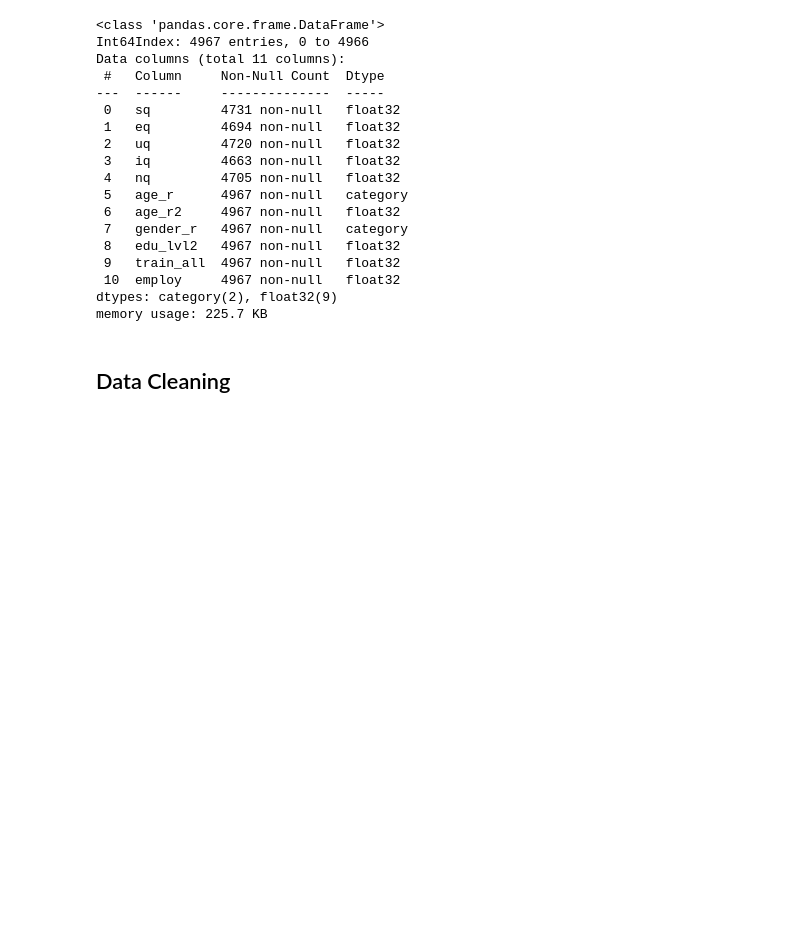
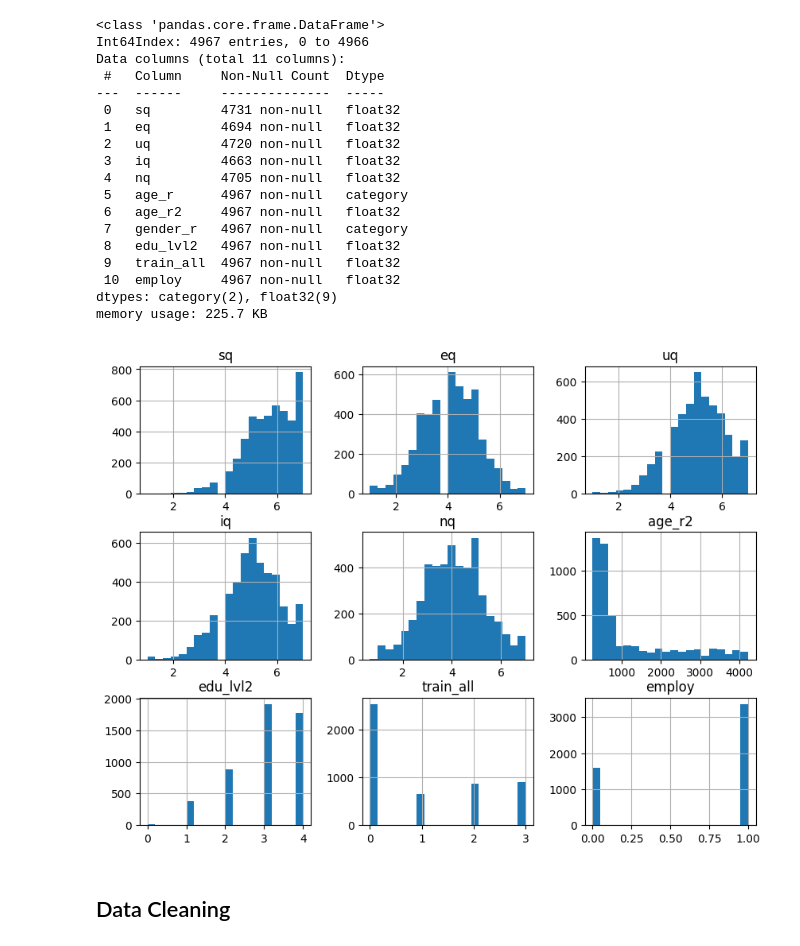
Before and after one commit to nataliagraczyk/bigfive-project, a Jupyter notebook: main.ipynb, the cells around one changed output. Saved outputs shown, nothing was run; the diff lists cells and outputs as text; code cells hidden in the pictures; blank space fills up the shorter version.

Commit message:
Add histograms Perform missing data imputation

```diff
--- a/main.ipynb
+++ b/main.ipynb
@@ -59,6 +62,11 @@ Data columns (total 11 columns):
  10  employ     4967 non-null   float32
 dtypes: category(2), float32(9)
 memory usage: 225.7 KB
+# %%
+selected_data.hist(bins=20, figsize=(10,7.5))
+plt.show()
+# %% [output]
+[figure, added]
 # %% [markdown]
 ## Data Cleaning
 # %%
```
Also changed, not shown: parts of 7 cells of this notebook.
